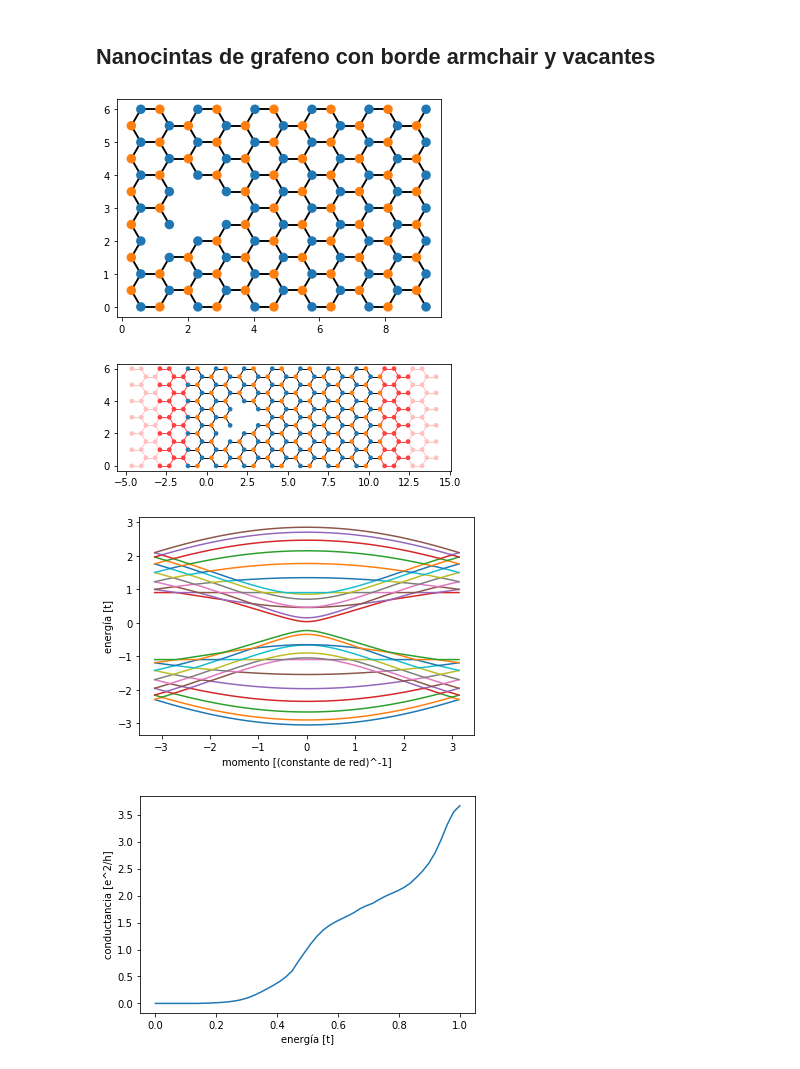
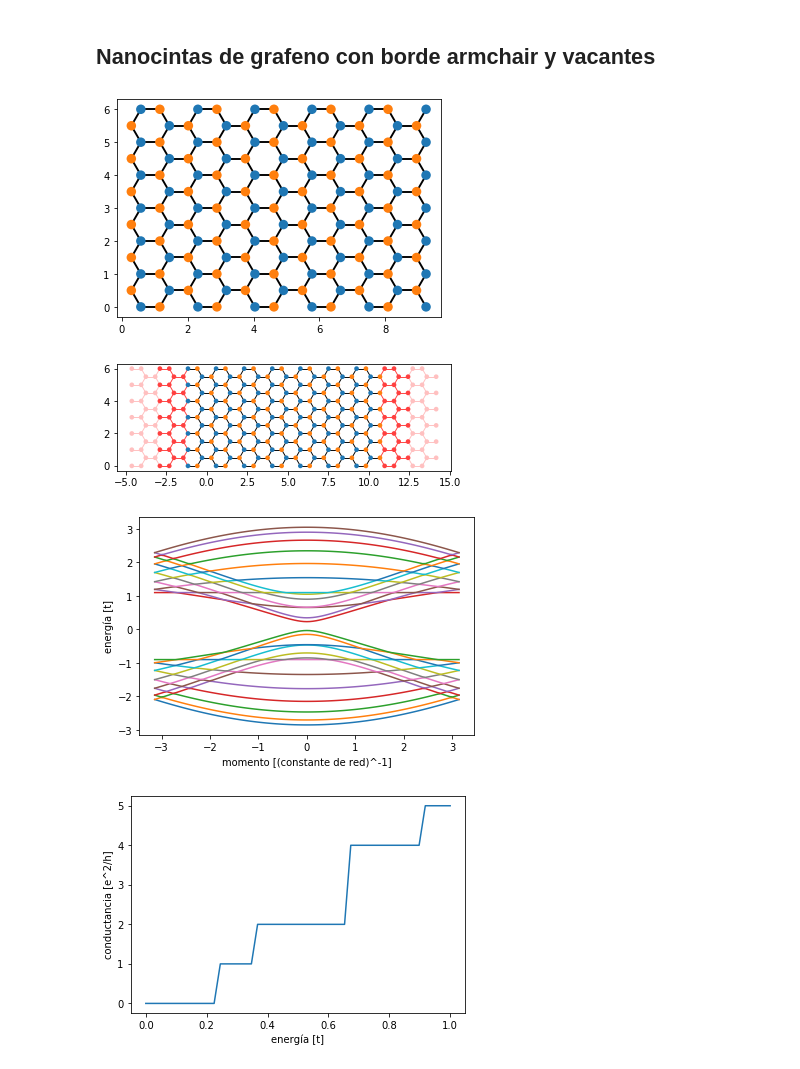
Before and after one commit to Iriansr/GrapheneQNR, a Jupyter notebook: GNR ARMCHAIR con vacantes.ipynb, the cells around one changed output. Drawn from its saved outputs; the diff is of its cells as text; code cells hidden in the pictures.

```diff
--- a/GNR ARMCHAIR con vacantes.ipynb
+++ b/GNR ARMCHAIR con vacantes.ipynb
@@ -33,41 +34,41 @@ def make_system(l = 10, w = 10, pot = 0.1):
     syst[[kwant.builder.HoppingKind(*hopping) for hopping in hoppings]] = -1
     syst[graphene.neighbors()] = -1
 
 # vacantes
     # de una en una
-    del syst[b(1,1)]
+    # del syst[b(1,1)]
     # por forma
-    def in_hole(site):
-        x, y = site.pos
-        return 2 < x < 3 and 2 < y < 4
+    # def in_hole(site):
+    #    x, y = site.pos
+    #    return 2 < x < 3 and 2 < y < 4
 
-    for site in filter(in_hole, list(syst.sites())):
-        del syst[site]
+    # for site in filter(in_hole, list(syst.sites())):
+    #    del syst[site]
 
 
 # symmetries
     sym = kwant.TranslationalSymmetry((-sqrt(3),0))      # tradicional
 
     # esto no hace falta por la definición de la red:
     # sym.add_site_family(a, other_vectors= [(1,-2)]) # (*) append
     # sym.add_site_family(b, other_vectors= [(1,-2)]) # (*) append
 
 
 # leads
     lead = kwant.Builder(sym)
     def lead_shape(pos):
         (x,y) = pos
         return 0 <= y <= w
 
-    lead[graphene.shape(lead_shape, (0,0))] = -pot
+    lead[graphene.shape(lead_shape, (0,0))] = pot
     lead[graphene.neighbors()] = -1
     return syst, [lead,lead.reversed()]
 
 
 syst, leads = make_system(l=9.5,w = 6, pot = 0.1)
 kwant.plot(syst);
 # %% [output]
-[figure, old version]
+[figure, new version]
 # %%
 def plot_conductance(syst, energies):
     # Transmisión como función de la energía
@@ -110,6 +111,6 @@ plot_bandstructure(syst.leads[0], momenta);
 # Dibujamos la conductancia
 plot_conductance(syst, energies = np.linspace(0, 1))
 # %% [output]
-[figure, old version]
+[figure, new version]
-[figure, old version]
+[figure, new version]
-[figure, old version]
+[figure, new version]
```
Also changed, not shown: parts of 2 cells of this notebook.
